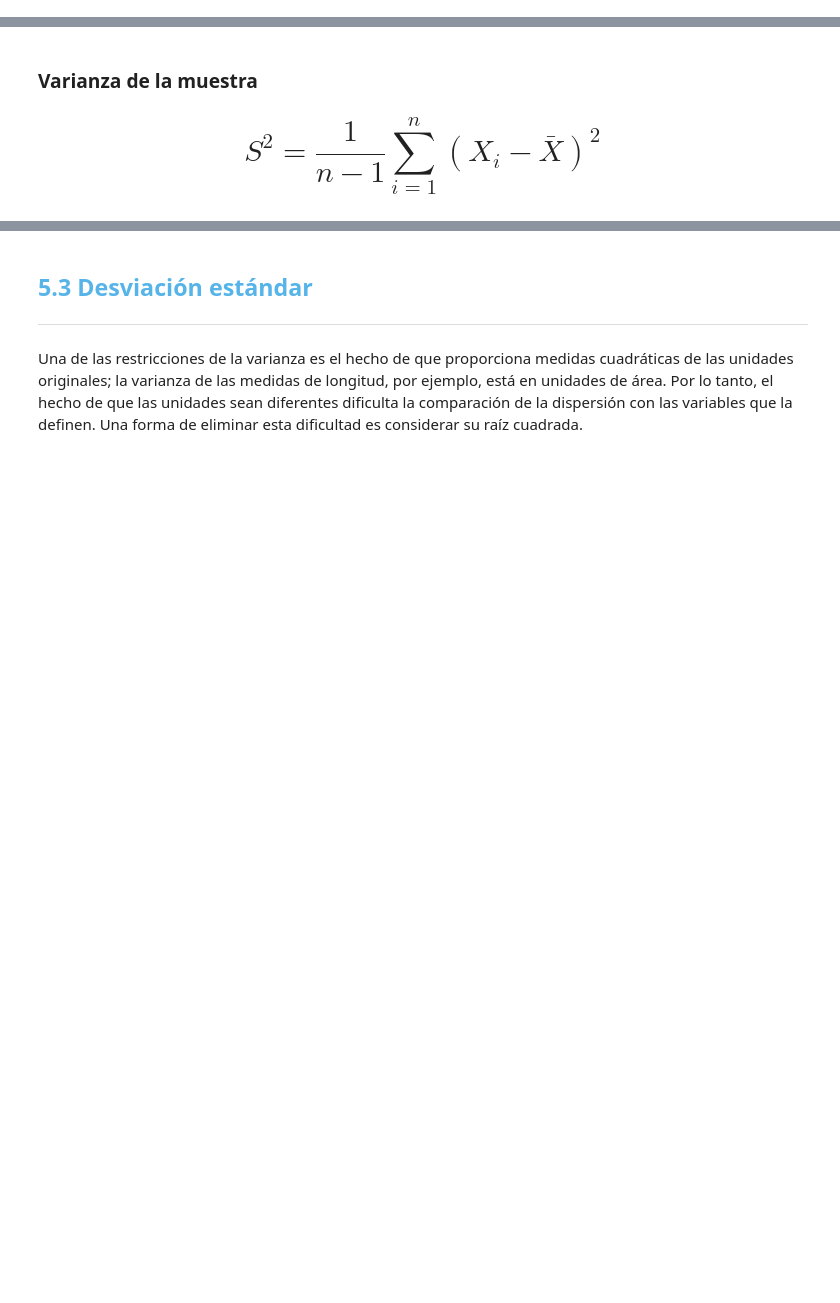
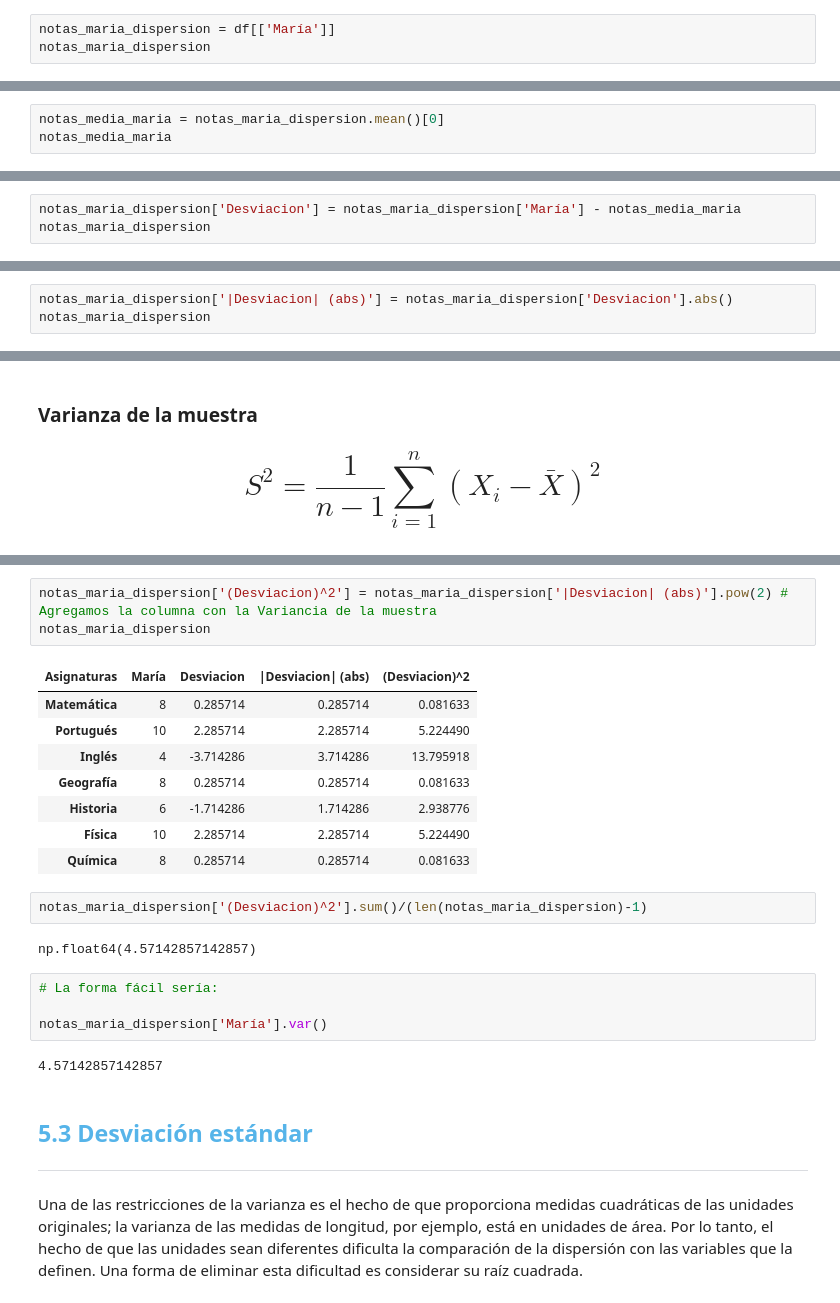
Before and after one commit to ivazquez-07/python_data_science_excersises, a Jupyter notebook: Curso-de-Estadistica-con-Python-Aula-1/Curso_de_Estadística_con_Python_1.ipynb, the cells around one changed output, grey strips where cells are left out. Saved outputs shown, nothing was run; the diff lists cells and outputs as text; blank space fills up the shorter version.

```diff
--- a/Curso-de-Estadistica-con-Python-Aula-1/Curso_de_Estadística_con_Python_1.ipynb
+++ b/Curso-de-Estadistica-con-Python-Aula-1/Curso_de_Estadística_con_Python_1.ipynb
@@ -1186,0 +1198,3 @@ Aunque las medidas de tendencia central y de localización proporcionan un resum
+# %%
+notas_maria_dispersion = df[['María']]
+notas_maria_dispersion
@@ -1186,0 +1222,3 @@ Aunque las medidas de tendencia central y de localización proporcionan un resum
+# %%
+notas_media_maria = notas_maria_dispersion.mean()[0]
+notas_media_maria
@@ -1186,0 +1227,3 @@ Aunque las medidas de tendencia central y de localización proporcionan un resum
+# %%
+notas_maria_dispersion['Desviacion'] = notas_maria_dispersion['María'] - notas_media_maria
+notas_maria_dispersion
@@ -1186,0 +1244,3 @@ Aunque las medidas de tendencia central y de localización proporcionan un resum
+# %%
+notas_maria_dispersion['|Desviacion| (abs)'] = notas_maria_dispersion['Desviacion'].abs()
+notas_maria_dispersion
@@ -1202,3 +1294,25 @@ La varianza se construye a partir de las diferencias entre cada observación y l
+# %%
+notas_maria_dispersion['(Desviacion)^2'] = notas_maria_dispersion['|Desviacion| (abs)'].pow(2) # Agregamos la columna con la Variancia de la muestra
+notas_maria_dispersion
+# %% [output]
+| Asignaturas | María | Desviacion | |Desviacion| (abs) | (Desviacion)^2 |
+| Matemática | 8 | 0.285714 | 0.285714 | 0.081633 |
+| Portugués | 10 | 2.285714 | 2.285714 | 5.224490 |
+| Inglés | 4 | -3.714286 | 3.714286 | 13.795918 |
+| Geografía | 8 | 0.285714 | 0.285714 | 0.081633 |
+| Historia | 6 | -1.714286 | 1.714286 | 2.938776 |
+| Física | 10 | 2.285714 | 2.285714 | 5.224490 |
+| Química | 8 | 0.285714 | 0.285714 | 0.081633 |
+# %%
+notas_maria_dispersion['(Desviacion)^2'].sum()/(len(notas_maria_dispersion)-1)
+# %% [output]
+np.float64(4.57142857142857)
+# %%
+# La forma fácil sería:
+
+notas_maria_dispersion['María'].var()
+# %% [output]
+4.57142857142857
 # %% [markdown]
 ## <font color=#56B4E9>5.3 Desviación estándar</font>
 ***
```
Also changed, not shown: parts of 17 cells of this notebook.
